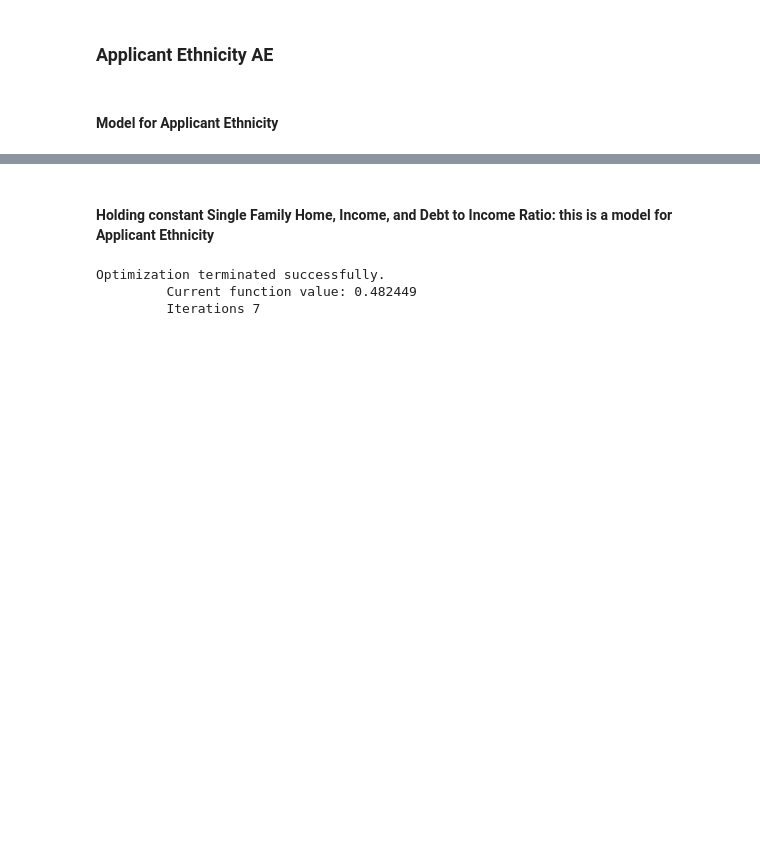
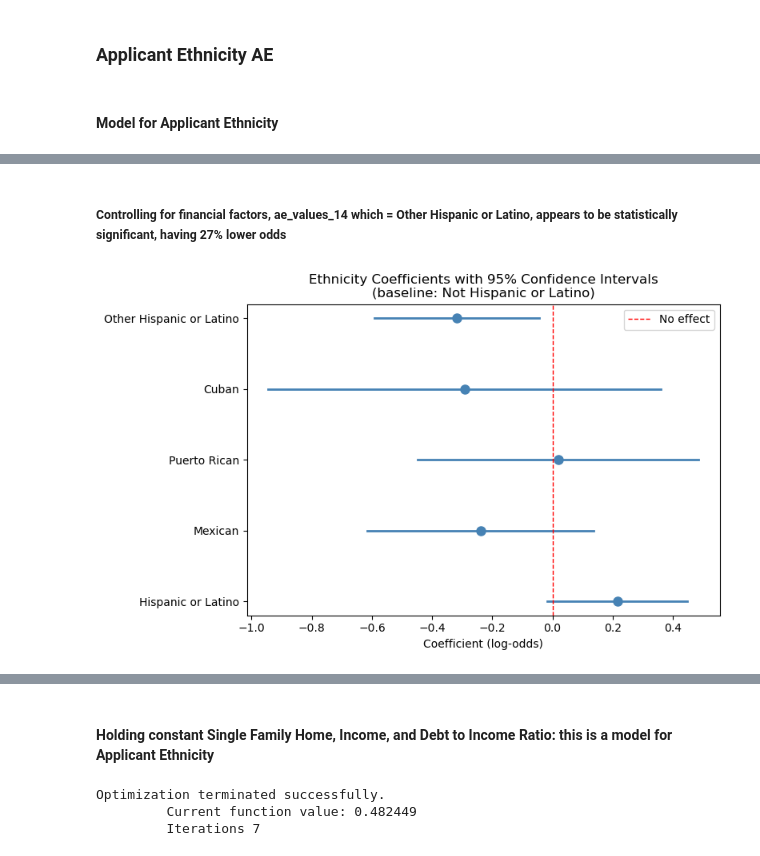
Before and after one commit to catdgomez/redlined_by_algorithm, a Jupyter notebook: notebooks/redlined_by_algorithm_exploratory.ipynb, the cells around one changed output, grey strips where cells are left out. Saved outputs shown, nothing was run; the diff lists cells and outputs as text; code cells hidden in the pictures; blank space fills up the shorter version.

```diff
--- a/notebooks/redlined_by_algorithm_exploratory.ipynb
+++ b/notebooks/redlined_by_algorithm_exploratory.ipynb
@@ -1116 +1098,31 @@ ae_values_14    0.726837
 dtype: float64
+# %% [markdown]
+##### Controlling for financial factors, ae_values_14 which = Other Hispanic or Latino, appears to be statistically significant, having 27% lower odds
+# %%
+# Pull coefficients and confidence intervals for ethnicity variables
+ethnicity_vars = ['ae_values_1', 'ae_values_11', 'ae_values_12', 'ae_values_13', 'ae_values_14']
+labels = ['Hispanic or Latino', 'Mexican', 'Puerto Rican', 'Cuban', 'Other Hispanic or Latino']
+
+coefs = res_ae.params[ethnicity_vars]
+conf = res_ae.conf_int().loc[ethnicity_vars]
+
+# Plot
+fig, ax = plt.subplots(figsize=(8, 5))
+
+for i, (var, label) in enumerate(zip(ethnicity_vars, labels)):
+    ax.plot([conf.loc[var, 0], conf.loc[var, 1]], [i, i], color='steelblue', linewidth=2)
+    ax.plot(coefs[var], i, 'o', color='steelblue', markersize=8)
+
+# Reference line at zero
+ax.axvline(0, color='red', linestyle='--', linewidth=1, label='No effect')
+
+ax.set_yticks(range(len(labels)))
+ax.set_yticklabels(labels)
+ax.set_xlabel('Coefficient (log-odds)')
+ax.set_title('Ethnicity Coefficients with 95% Confidence Intervals\n(baseline: Not Hispanic or Latino)')
+ax.legend()
+plt.tight_layout()
+plt.savefig('../images/ae_coefs_w_95perct_conf_int_baseline_not_hispanic.png', bbox_inches='tight')
+plt.show()
+# %% [output]
+[figure, added]
```
Also changed, not shown: parts of 7 cells of this notebook, 2 other files.
